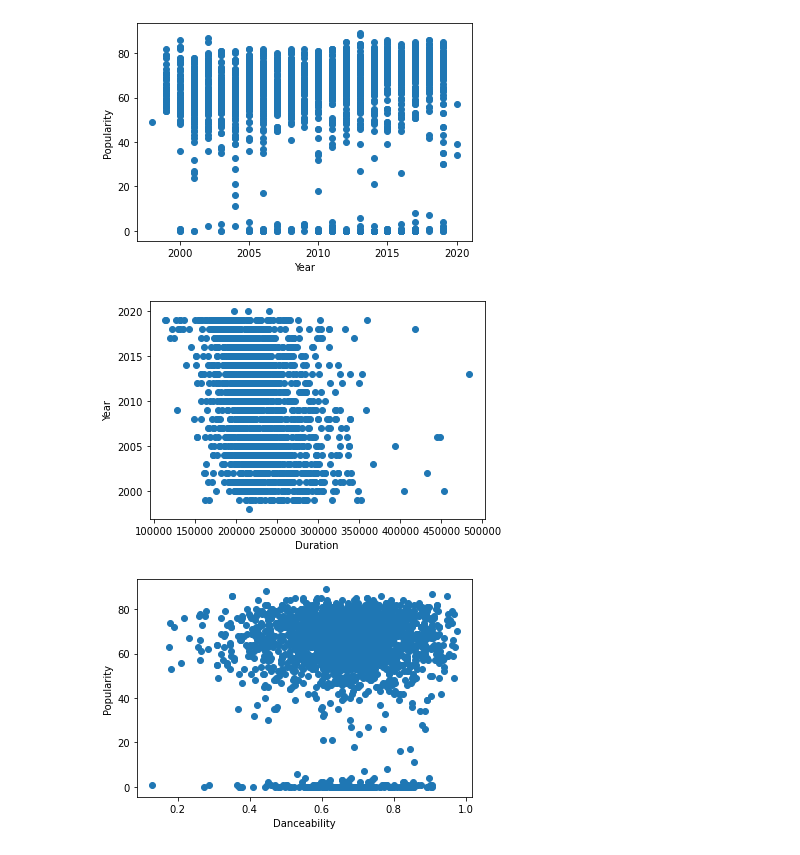
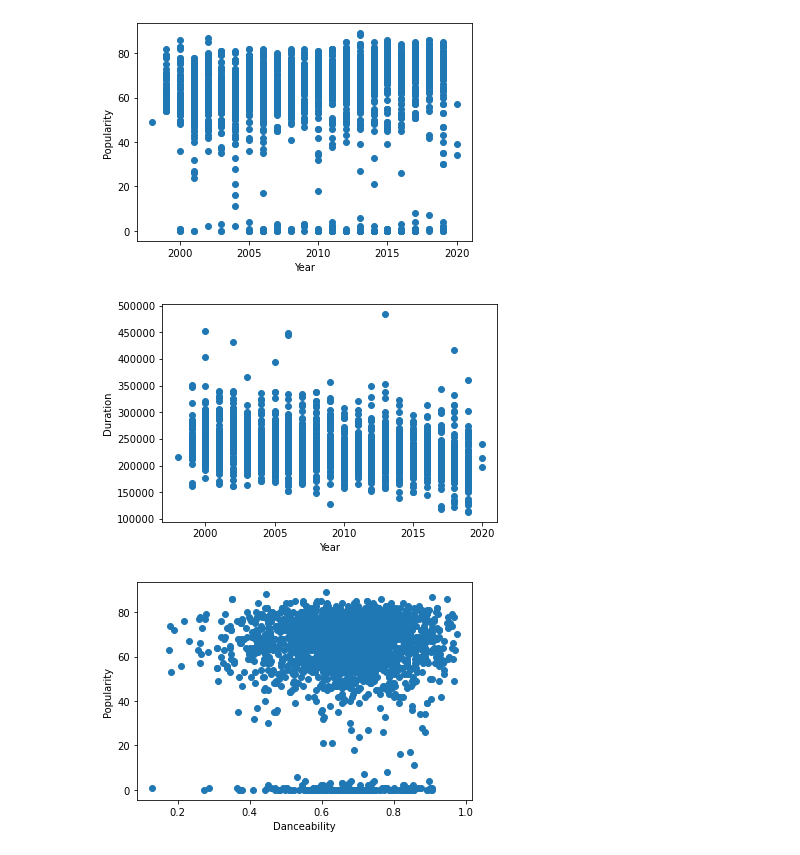
Before and after one commit to Pulpkoki/Mid-Term-Project, a Jupyter notebook: Music Popularity Prediction Model.ipynb, the cells around one changed output. Saved outputs shown, nothing was run; the diff lists cells and outputs as text; code cells hidden in the pictures.

```diff
--- a/Music Popularity Prediction Model.ipynb
+++ b/Music Popularity Prediction Model.ipynb
@@ -30,0 +30,5 @@ df = pd.read_csv("songs_normalize.csv")
+# %%
+#Pipeline Controller
+df = pd.read_csv("songs_normalize.csv")
+df.columns = ['artist', 'song', 'duration_ms', 'explicit', 'year', 'popularity', 'danceability', 'energy', 'key', 'loudness', 'mode', 'speechiness', 'acousticness', 'instrumentalness', 'liveness', 'valence', 'tempo', 'genre']
+df.head()
@@ -126,12 +319,12 @@ plt.show()
 # %% [output]
 [figure]
 # %%
-plt.scatter(x=df['duration_ms'], y=df['year'])
-plt.xlabel('Duration')
-plt.ylabel('Year')
+plt.scatter(x=df['year'], y=df['duration_ms'])
+plt.xlabel('Year')
+plt.ylabel('Duration')
 plt.show()
 # %% [output]
-[figure, old version]
+[figure, new version]
 # %%
 plt.scatter(x=df['danceability'], y=df['popularity'])
 plt.xlabel('Danceability')
```
Also changed, not shown: parts of 46 cells of this notebook, 3 other files.
